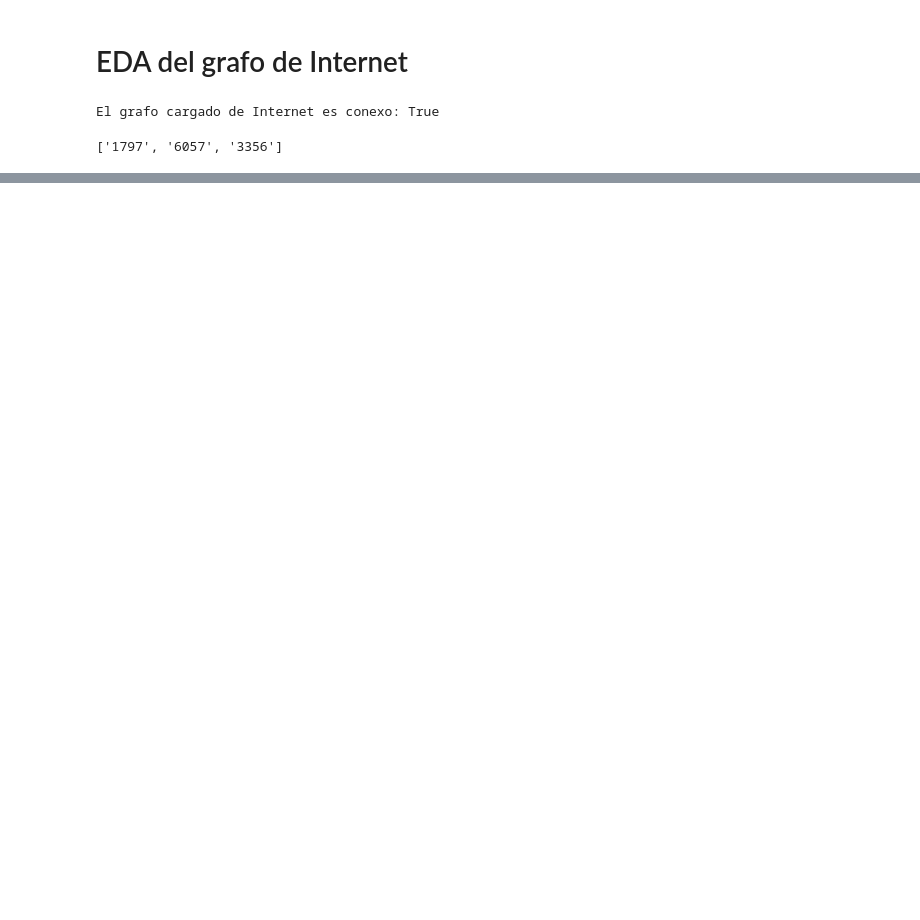
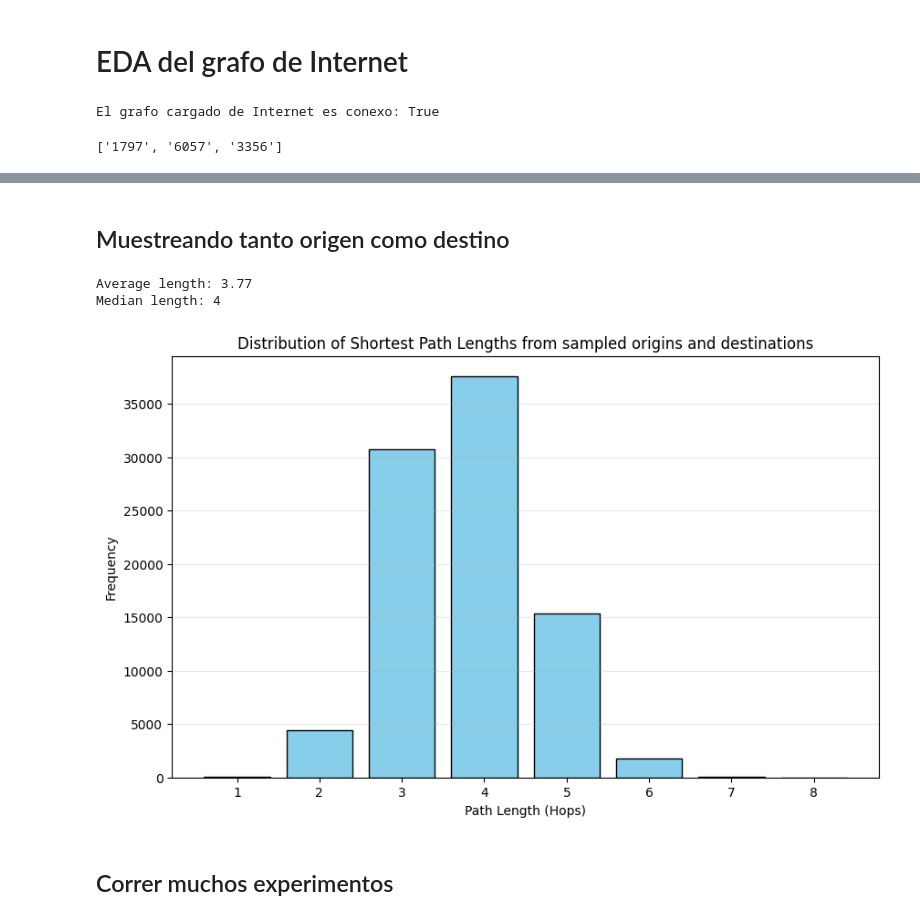
Before and after one commit to carlos-cagnazzo/internet-topology-ris, a Jupyter notebook: eda/eda-grafo-internet-muestro-caminos.ipynb, the cells around one changed output, grey strips where cells are left out. Drawn from its saved outputs; the diff is of its cells as text; code cells hidden in the pictures; blank space fills up the shorter version.

```diff
--- a/eda/eda-grafo-internet-muestro-caminos.ipynb
+++ b/eda/eda-grafo-internet-muestro-caminos.ipynb
@@ -108,0 +119,74 @@ Median length: 3.0
+# %% [markdown]
+## Muestreando tanto origen como destino
+# %%
+# Also sample the origin
+
+## Histograma
+
+import random
+import statistics as stat
+import networkx as nx
+import matplotlib.pyplot as plt
+from collections import Counter
+
+def get_random_sample(filename, k):
+    """Memory-efficient way to sample lines from a large file."""
+    with open(filename, 'r') as file:
+        # Using list(file) is faster for medium files,
+        # but for massive files, consider reservoir sampling.
+        lines = file.readlines()
+        return random.sample(lines, min(k, len(lines)))
+
+# Configuration
+# SOURCE_NODE = '262159'
+SAMPLE_SIZE = 300
+FILE_PATH = '../fetch/asns-202504-week1.txt'
+
+# 1. Get sample and calculate lengths
+sample_origin = get_random_sample(FILE_PATH, SAMPLE_SIZE)
+sample = get_random_sample(FILE_PATH, SAMPLE_SIZE)
+path_lengths = []
+
+for src in sample_origin:
+    SOURCE_NODE = src.strip().lstrip('0')
+    for line in sample:
+        target = line.strip().lstrip('0')
+        if SOURCE_NODE == target:
+            continue
+        try:
+            # nx.shortest_path_length is slightly faster than len(nx.shortest_path)
+            length = nx.shortest_path_length(G, source=SOURCE_NODE, target=target)
+            path_lengths.append(length)
+        except nx.NetworkXNoPath:
+            print(f"No path found for target: {target}")
+        except nx.NodeNotFound:
+            continue
+
+# 2. Statistics
+if path_lengths:
+    print(f"Average length: {stat.mean(path_lengths):.2f}")
+    print(f"Median length: {stat.median(path_lengths)}")
+
+    # 3. Build the Histogram
+    plt.figure(figsize=(10, 6))
+
+    # Calculate bins based on the range of lengths
+    bins = range(min(path_lengths), max(path_lengths) + 2)
+
+    plt.hist(path_lengths, bins=bins, align='left', rwidth=0.8, color='skyblue', edgecolor='black')
+
+    plt.title(f'Distribution of Shortest Path Lengths from sampled origins and destinations')
+    plt.xlabel('Path Length (Hops)')
+    plt.ylabel('Frequency')
+    plt.xticks(bins[:-1])
+    plt.grid(axis='y', alpha=0.3)
+
+    plt.show()
+else:
+    print("No valid paths were found to sample.")
+# %% [output]
+Average length: 3.77
+Median length: 4
+[figure, added]
+# %% [markdown]
+## Correr muchos experimentos
```
Also changed, not shown: parts of 5 cells of this notebook, 3 other files.
